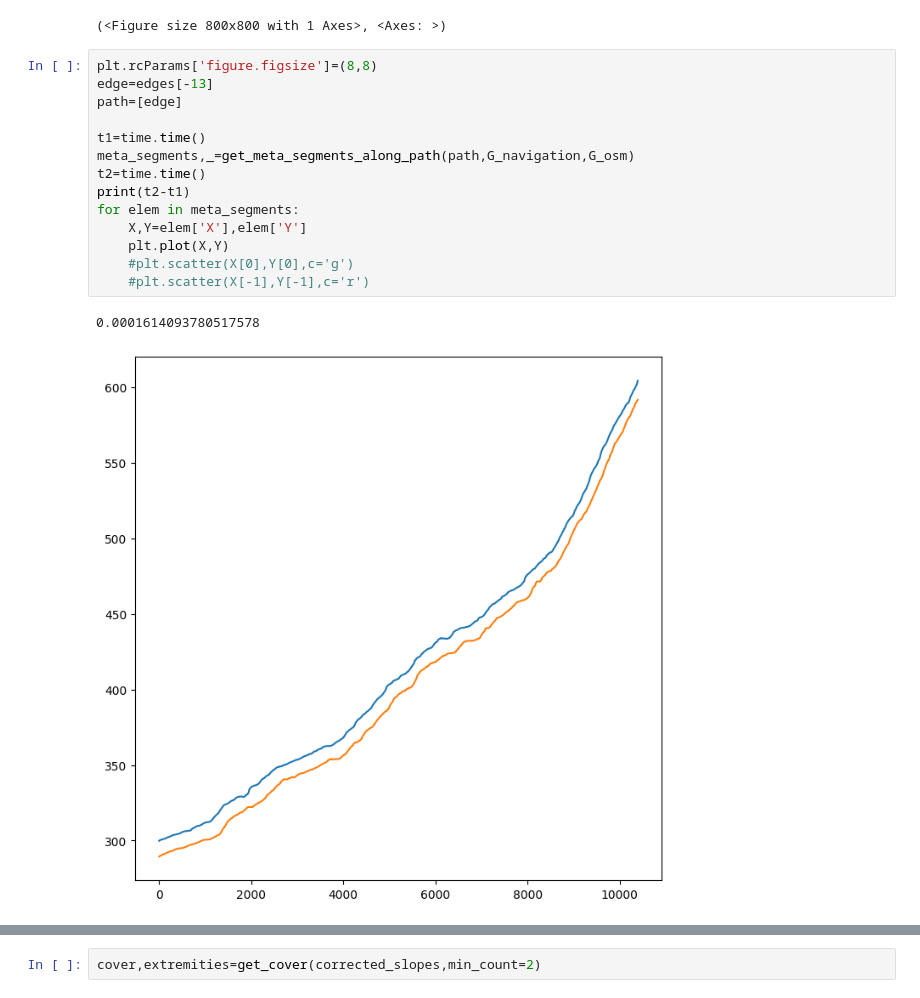
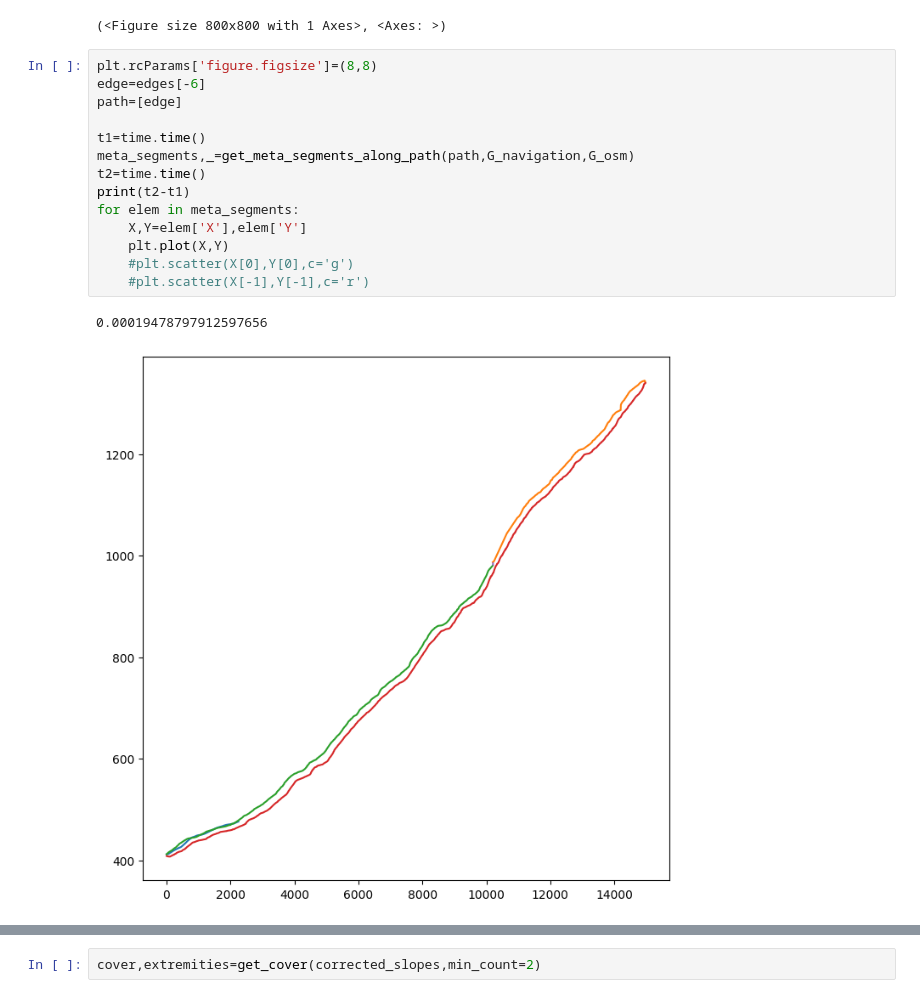
Before and after one commit to pierremennesson/garmin_elevation_process, a Jupyter notebook: edge_wise.ipynb, the cells around one changed output, grey strips where cells are left out. Drawn from its saved outputs; the diff is of its cells as text.

```diff
--- a/edge_wise.ipynb
+++ b/edge_wise.ipynb
@@ -105,21 +105,21 @@ ox.plot_graph(nx.edge_subgraph(G_osm,edges))
 (<Figure size 800x800 with 1 Axes>, <Axes: >)
 # %%
 plt.rcParams['figure.figsize']=(8,8)
-edge=edges[-13]
+edge=edges[-6]
 path=[edge]
 
 t1=time.time()
 meta_segments,_=get_meta_segments_along_path(path,G_navigation,G_osm)
 t2=time.time()
 print(t2-t1)
 for elem in meta_segments:
     X,Y=elem['X'],elem['Y']
     plt.plot(X,Y)
     #plt.scatter(X[0],Y[0],c='g')
     #plt.scatter(X[-1],Y[-1],c='r')
 # %% [output]
-0.0001614093780517578
+0.00019478797912597656
-[figure, old version]
+[figure, new version]
 # %%
 ox.plot_graph(nx.edge_subgraph(G_osm,map(tuple,path[:])))
 # %% [output]
```
Also changed, not shown: parts of 5 cells of this notebook, 10 other files.
